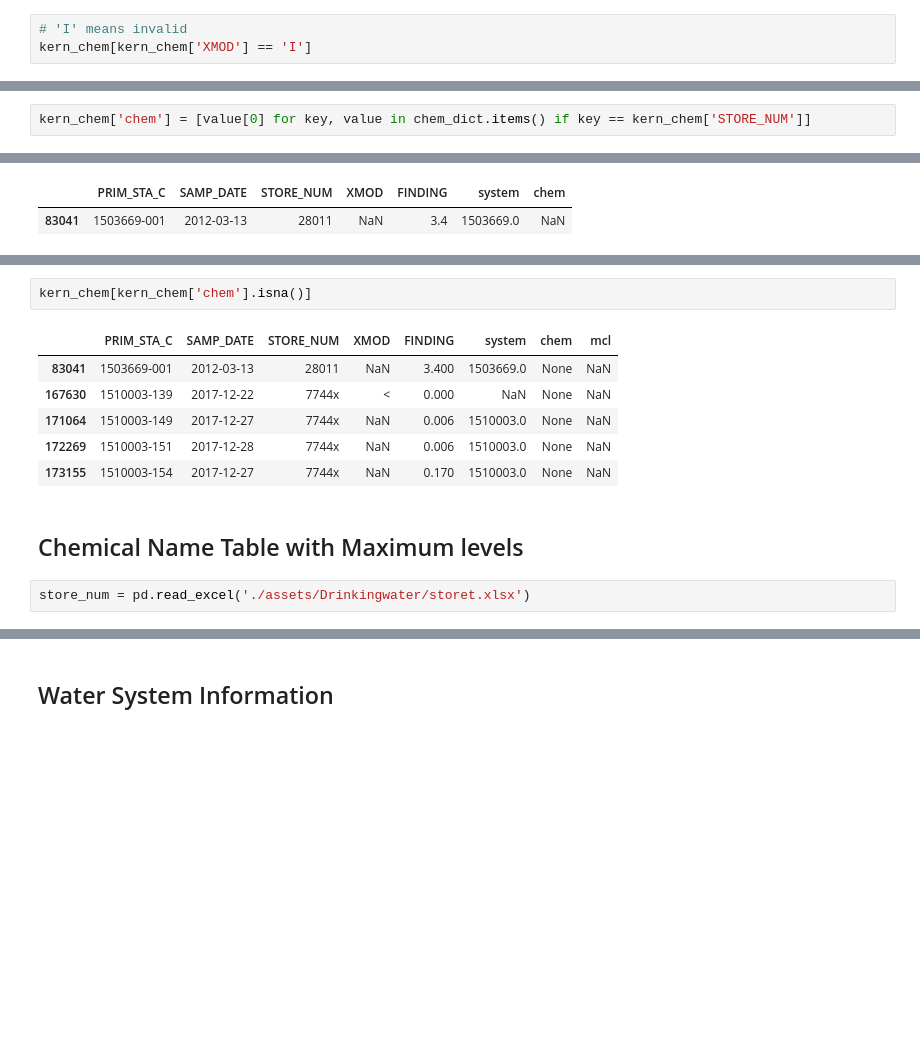
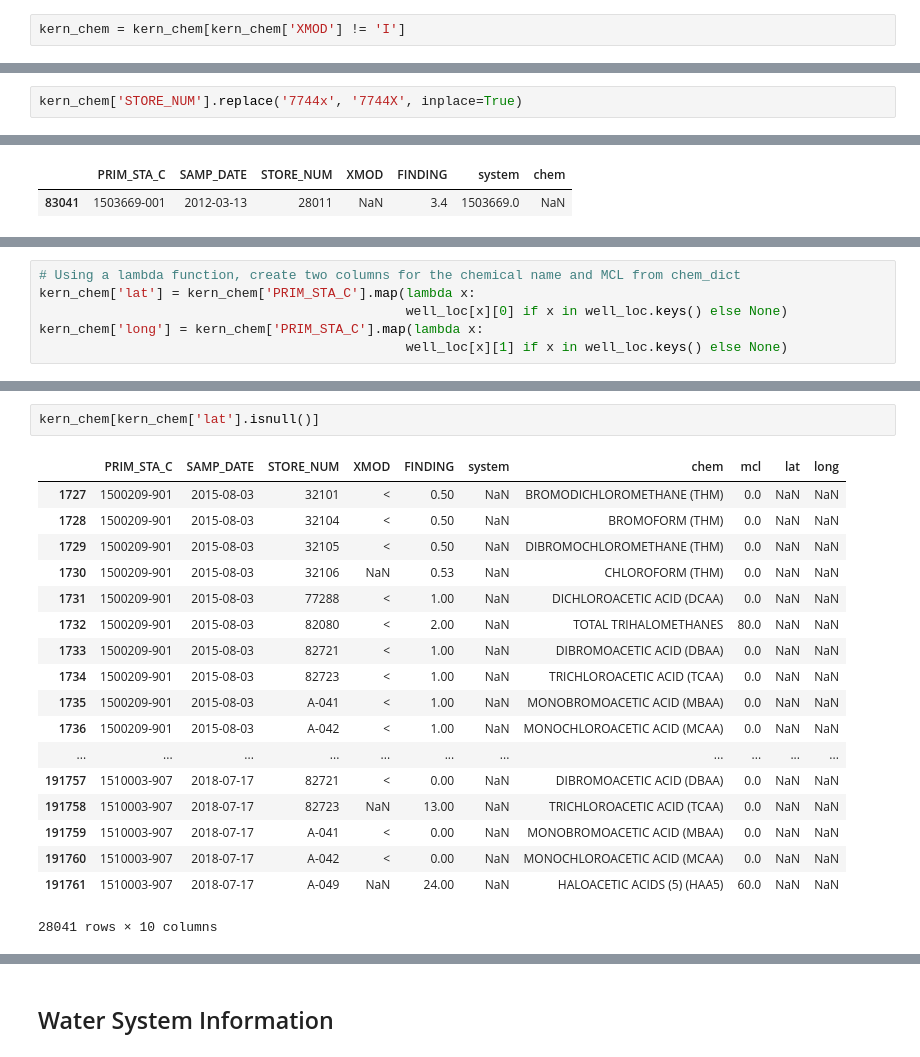
Before and after one commit to waterdatacollaborative/NicoleLook_Drinking-Water-Contaminant-Classification, a Jupyter notebook: Capstone.ipynb, the cells around one changed output, grey strips where cells are left out. Saved outputs shown, nothing was run; the diff lists cells and outputs as text; blank space fills up the shorter version.

Commit message:
Add well locations to chem dataframe, some investigation of nulls

```diff
--- a/Capstone.ipynb
+++ b/Capstone.ipynb
@@ -188,3 +342,2 @@ Name: XMOD, dtype: int64
 # %%
-# 'I' means invalid
-kern_chem[kern_chem['XMOD'] == 'I']
+kern_chem = kern_chem[kern_chem['XMOD'] != 'I']
@@ -288 +433,3 @@ dtype: int64
+# %%
+kern_chem['STORE_NUM'].replace('7744x', '7744X', inplace=True)
 # %%
@@ -296,2 +438,0 @@ kern_chem['STORE_NUM'][3]
-# %%
-kern_chem['chem'] = [value[0] for key, value in chem_dict.items() if key == kern_chem['STORE_NUM']]
@@ -369,0 +490,6 @@ kern_chem[kern_chem['STORE_NUM']=='28011']
+# %%
+# Using a lambda function, create two columns for the chemical name and MCL from chem_dict
+kern_chem['lat'] = kern_chem['PRIM_STA_C'].map(lambda x:
+                                               well_loc[x][0] if x in well_loc.keys() else None)
+kern_chem['long'] = kern_chem['PRIM_STA_C'].map(lambda x:
+                                               well_loc[x][1] if x in well_loc.keys() else None)
@@ -370,13 +505,21 @@ kern_chem[kern_chem['STORE_NUM']=='28011']
 # %%
-kern_chem[kern_chem['chem'].isna()]
+kern_chem[kern_chem['lat'].isnull()]
 # %% [output]
-|  | PRIM_STA_C | SAMP_DATE | STORE_NUM | XMOD | FINDING | system | chem | mcl |
-| 83041 | 1503669-001 | 2012-03-13 | 28011 | NaN | 3.400 | 1503669.0 | None | NaN |
-| 167630 | 1510003-139 | 2017-12-22 | 7744x | < | 0.000 | NaN | None | NaN |
-| 171064 | 1510003-149 | 2017-12-27 | 7744x | NaN | 0.006 | 1510003.0 | None | NaN |
-| 172269 | 1510003-151 | 2017-12-28 | 7744x | NaN | 0.006 | 1510003.0 | None | NaN |
-| 173155 | 1510003-154 | 2017-12-27 | 7744x | NaN | 0.170 | 1510003.0 | None | NaN |
+|  | PRIM_STA_C | SAMP_DATE | STORE_NUM | XMOD | FINDING | system | chem | mcl | lat | long |
+| 1727 | 1500209-901 | 2015-08-03 | 32101 | < | 0.50 | NaN | BROMODICHLOROMETHANE (THM) | 0.0 | NaN | NaN |
+| 1728 | 1500209-901 | 2015-08-03 | 32104 | < | 0.50 | NaN | BROMOFORM (THM) | 0.0 | NaN | NaN |
+| 1729 | 1500209-901 | 2015-08-03 | 32105 | < | 0.50 | NaN | DIBROMOCHLOROMETHANE (THM) | 0.0 | NaN | NaN |
+| 1730 | 1500209-901 | 2015-08-03 | 32106 | NaN | 0.53 | NaN | CHLOROFORM (THM) | 0.0 | NaN | NaN |
+| 1731 | 1500209-901 | 2015-08-03 | 77288 | < | 1.00 | NaN | DICHLOROACETIC ACID (DCAA) | 0.0 | NaN | NaN |
+| 1732 | 1500209-901 | 2015-08-03 | 82080 | < | 2.00 | NaN | TOTAL TRIHALOMETHANES | 80.0 | NaN | NaN |
+| 1733 | 1500209-901 | 2015-08-03 | 82721 | < | 1.00 | NaN | DIBROMOACETIC ACID (DBAA) | 0.0 | NaN | NaN |
+| 1734 | 1500209-901 | 2015-08-03 | 82723 | < | 1.00 | NaN | TRICHLOROACETIC ACID (TCAA) | 0.0 | NaN | NaN |
+| 1735 | 1500209-901 | 2015-08-03 | A-041 | < | 1.00 | NaN | MONOBROMOACETIC ACID (MBAA) | 0.0 | NaN | NaN |
+| 1736 | 1500209-901 | 2015-08-03 | A-042 | < | 1.00 | NaN | MONOCHLOROACETIC ACID (MCAA) | 0.0 | NaN | NaN |
+| ... | ... | ... | ... | ... | ... | ... | ... | ... | ... | ... |
+| 191757 | 1510003-907 | 2018-07-17 | 82721 | < | 0.00 | NaN | DIBROMOACETIC ACID (DBAA) | 0.0 | NaN | NaN |
+| 191758 | 1510003-907 | 2018-07-17 | 82723 | NaN | 13.00 | NaN | TRICHLOROACETIC ACID (TCAA) | 0.0 | NaN | NaN |
+| 191759 | 1510003-907 | 2018-07-17 | A-041 | < | 0.00 | NaN | MONOBROMOACETIC ACID (MBAA) | 0.0 | NaN | NaN |
+| 191760 | 1510003-907 | 2018-07-17 | A-042 | < | 0.00 | NaN | MONOCHLOROACETIC ACID (MCAA) | 0.0 | NaN | NaN |
+| 191761 | 1510003-907 | 2018-07-17 | A-049 | NaN | 24.00 | NaN | HALOACETIC ACIDS (5) (HAA5) | 60.0 | NaN | NaN |
+28041 rows × 10 columns
-# %% [markdown]
-## Chemical Name Table with Maximum levels
-# %%
-store_num = pd.read_excel('./assets/Drinkingwater/storet.xlsx')
```
Also changed, not shown: parts of 91 cells of this notebook.
